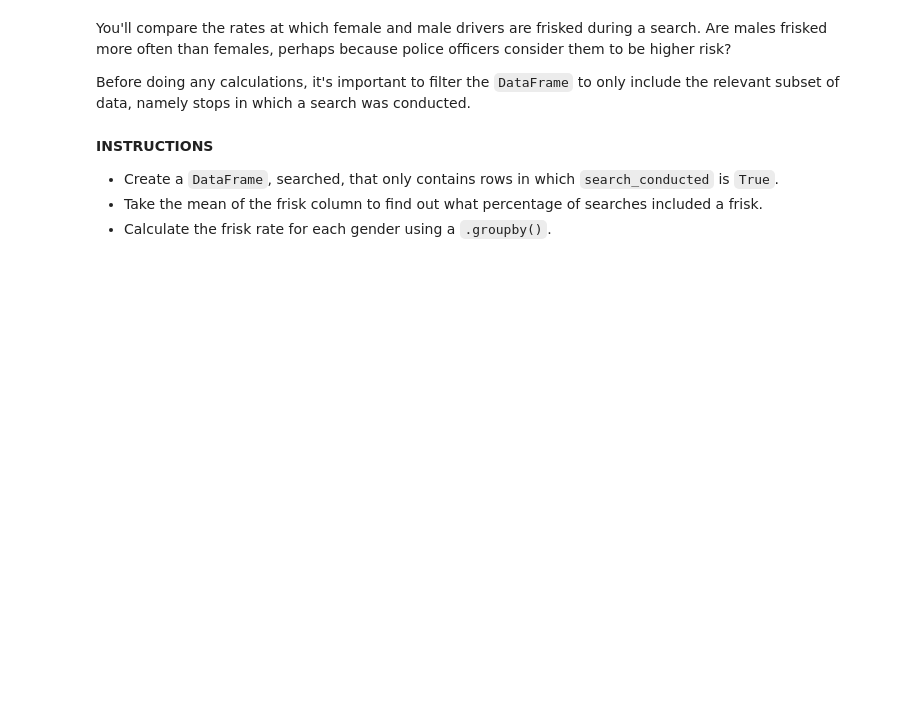
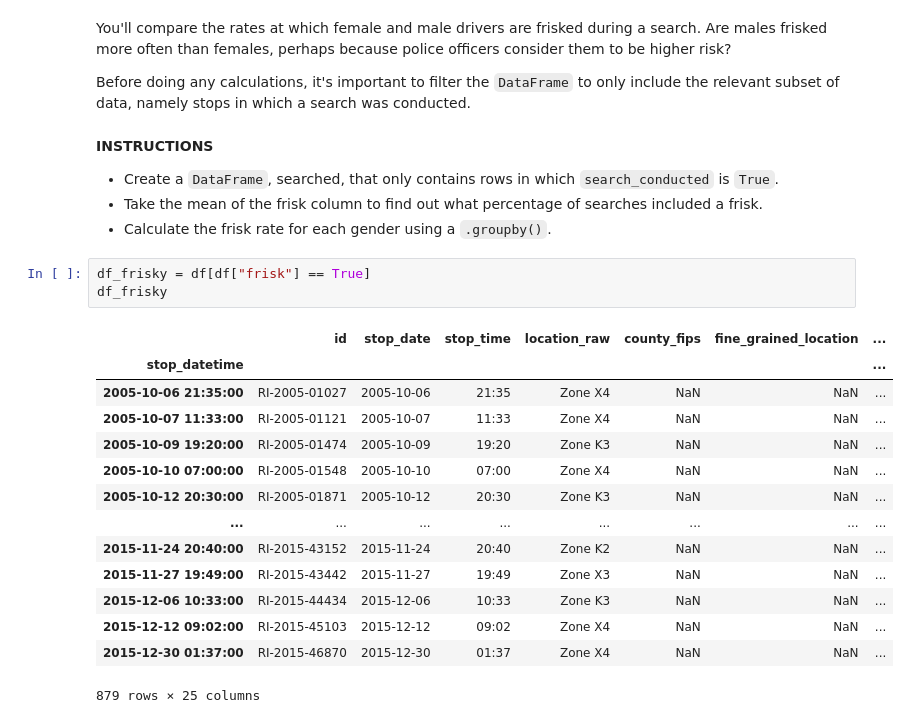
Before and after one commit to Ertugrul-Kurubal/Data-Analysis-With-Python-Projects, a Jupyter notebook: 02-Exploring The Relationship Between Gender And Policing (Student).ipynb, the cells around one changed output. Drawn from its saved outputs; the diff is of its cells as text; blank space fills up the shorter version.

```diff
--- a/02-Exploring The Relationship Between Gender And Policing (Student).ipynb
+++ b/02-Exploring The Relationship Between Gender And Policing (Student).ipynb
@@ -555,3 +555,21 @@ Before doing any calculations, it's important to filter the ``DataFrame`` to onl
 *   Create a ``DataFrame``, searched, that only contains rows in which ``search_conducted`` is ``True``.
 *   Take the mean of the frisk column to find out what percentage of searches included a frisk.
 *   Calculate the frisk rate for each gender using a ``.groupby()``.
+# %%
+df_frisky = df[df["frisk"] == True]
+df_frisky
+# %% [output]
+|  | id | stop_date | stop_time | location_raw | county_fips | fine_grained_location | ... |
+| stop_datetime |  |  |  |  |  |  | ... |
+| 2005-10-06 21:35:00 | RI-2005-01027 | 2005-10-06 | 21:35 | Zone X4 | NaN | NaN | ... |
+| 2005-10-07 11:33:00 | RI-2005-01121 | 2005-10-07 | 11:33 | Zone X4 | NaN | NaN | ... |
+| 2005-10-09 19:20:00 | RI-2005-01474 | 2005-10-09 | 19:20 | Zone K3 | NaN | NaN | ... |
+| 2005-10-10 07:00:00 | RI-2005-01548 | 2005-10-10 | 07:00 | Zone X4 | NaN | NaN | ... |
+| 2005-10-12 20:30:00 | RI-2005-01871 | 2005-10-12 | 20:30 | Zone K3 | NaN | NaN | ... |
+| ... | ... | ... | ... | ... | ... | ... | ... |
+| 2015-11-24 20:40:00 | RI-2015-43152 | 2015-11-24 | 20:40 | Zone K2 | NaN | NaN | ... |
+| 2015-11-27 19:49:00 | RI-2015-43442 | 2015-11-27 | 19:49 | Zone X3 | NaN | NaN | ... |
+| 2015-12-06 10:33:00 | RI-2015-44434 | 2015-12-06 | 10:33 | Zone K3 | NaN | NaN | ... |
+| 2015-12-12 09:02:00 | RI-2015-45103 | 2015-12-12 | 09:02 | Zone X4 | NaN | NaN | ... |
+| 2015-12-30 01:37:00 | RI-2015-46870 | 2015-12-30 | 01:37 | Zone X4 | NaN | NaN | ... |
+879 rows × 25 columns
```
Also changed, not shown: parts of 2 cells of this notebook.
